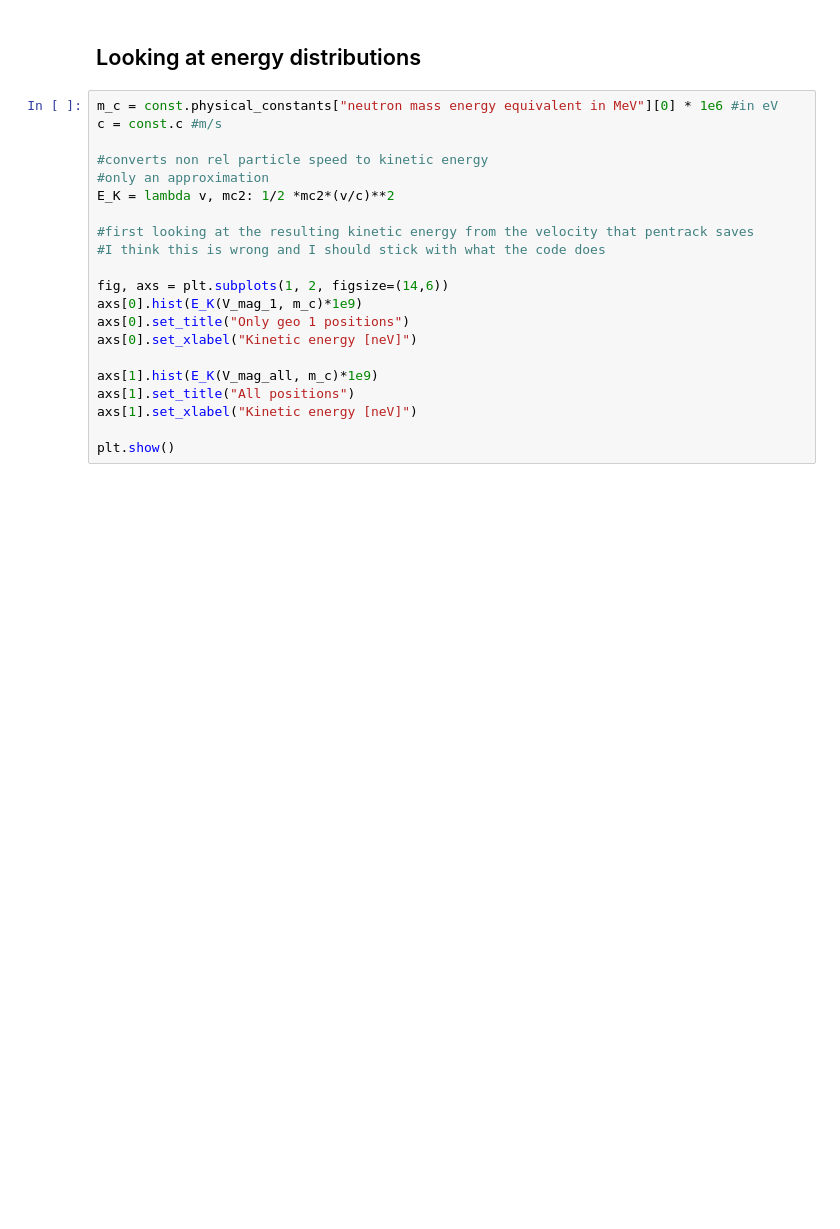
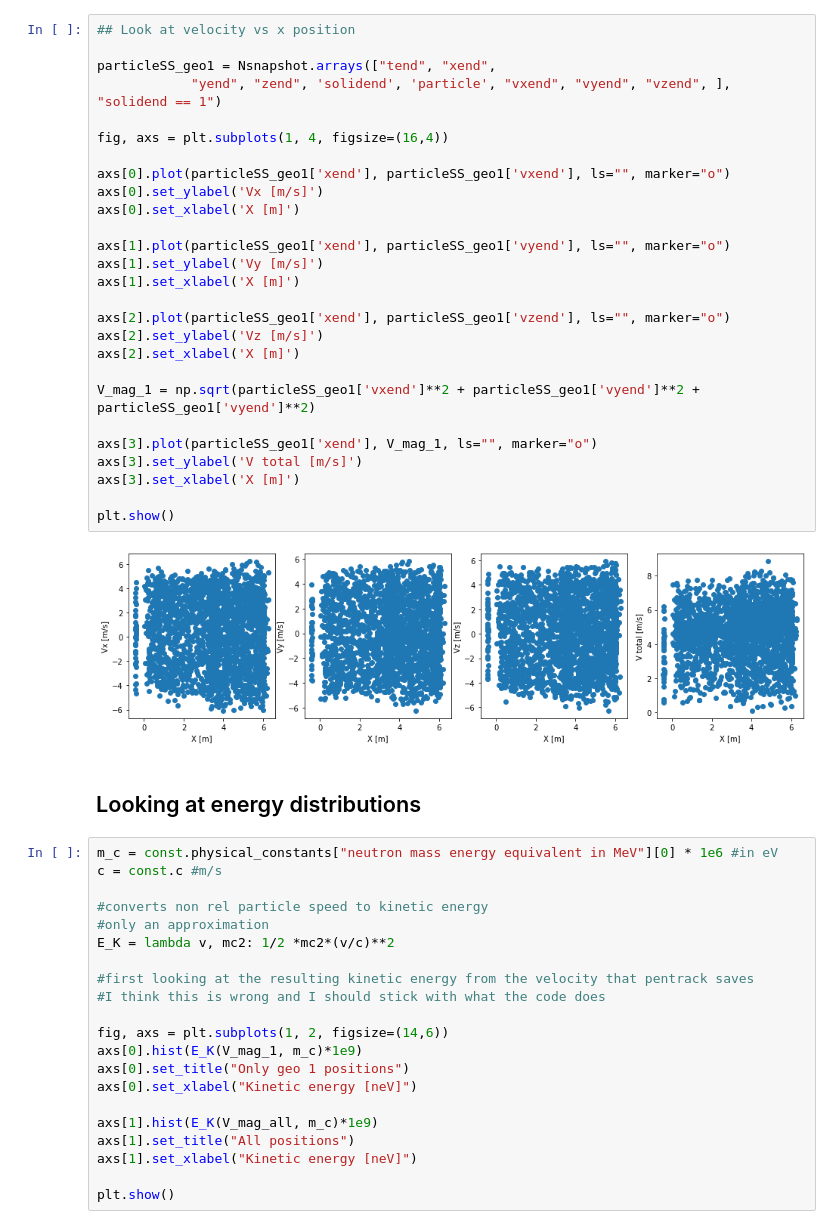
Before and after one commit to eklem1/MesonMagMapping, a Jupyter notebook: PENTrackAnalysis/UCNVelocity.ipynb, the cells around one changed output. Saved outputs shown, nothing was run; the diff lists cells and outputs as text; blank space fills up the shorter version.

```diff
--- a/PENTrackAnalysis/UCNVelocity.ipynb
+++ b/PENTrackAnalysis/UCNVelocity.ipynb
@@ -67,3 +74,32 @@ plt.show()
+# %%
+## Look at velocity vs x position
+
+particleSS_geo1 = Nsnapshot.arrays(["tend", "xend",
+            "yend", "zend", 'solidend', 'particle', "vxend", "vyend", "vzend", ],  "solidend == 1")
+
+fig, axs = plt.subplots(1, 4, figsize=(16,4))
+
+axs[0].plot(particleSS_geo1['xend'], particleSS_geo1['vxend'], ls="", marker="o")
+axs[0].set_ylabel('Vx [m/s]')
+axs[0].set_xlabel('X [m]')
+
+axs[1].plot(particleSS_geo1['xend'], particleSS_geo1['vyend'], ls="", marker="o")
+axs[1].set_ylabel('Vy [m/s]')
+axs[1].set_xlabel('X [m]')
+
+axs[2].plot(particleSS_geo1['xend'], particleSS_geo1['vzend'], ls="", marker="o")
+axs[2].set_ylabel('Vz [m/s]')
+axs[2].set_xlabel('X [m]')
+
+V_mag_1 = np.sqrt(particleSS_geo1['vxend']**2 + particleSS_geo1['vyend']**2 + particleSS_geo1['vyend']**2)
+
+axs[3].plot(particleSS_geo1['xend'], V_mag_1, ls="", marker="o")
+axs[3].set_ylabel('V total [m/s]')
+axs[3].set_xlabel('X [m]')
+
+plt.show()
+# %% [output]
+[figure, added]
 # %% [markdown]
 ## Looking at energy distributions
 # %%
```
Also changed, not shown: parts of 10 cells of this notebook, 5 other files.
